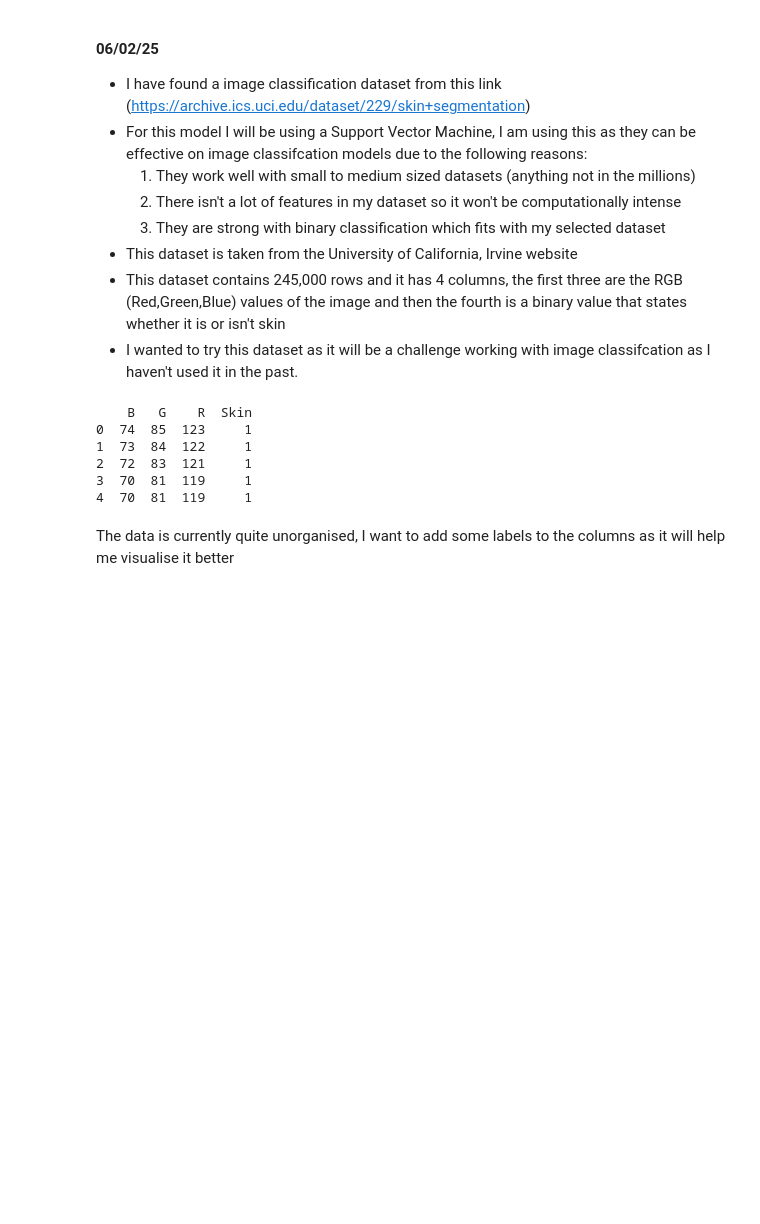
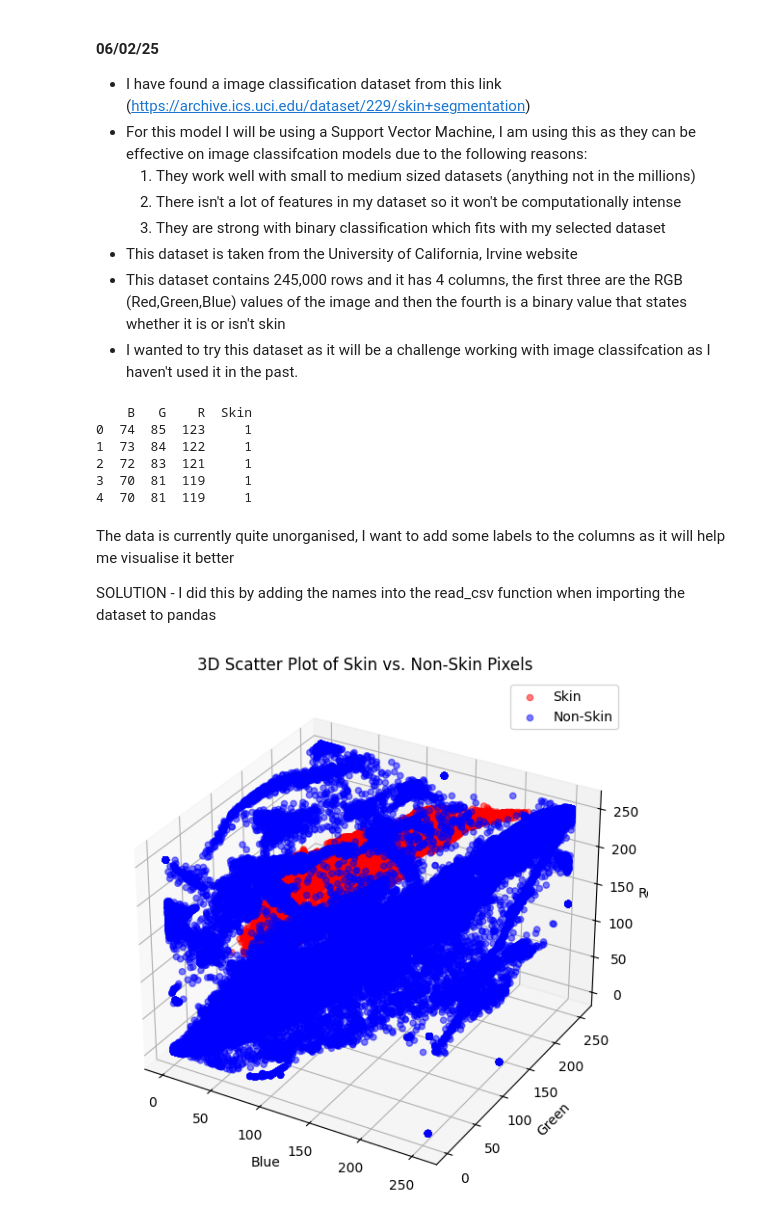
Before and after one commit to DoyleAaron/Data-Science-Year-4, a Jupyter notebook: skin-segmentation/Skin-Detection.ipynb, the cells around one changed output. Cells and saved outputs as stored; diff of their text form; code cells hidden in the pictures; blank space fills up the shorter version.

Commit message:
Fixed comments & Data Visualisation
I fixed up the comments that I wrote and I now have my data displaying on a 3d plot so I can visually see the cluster that we are looking at

```diff
--- a/skin-segmentation/Skin-Detection.ipynb
+++ b/skin-segmentation/Skin-Detection.ipynb
@@ -29,3 +31,30 @@ print(ds.head())
 4  70  81  119     1
 # %% [markdown]
 The data is currently quite unorganised, I want to add some labels to the columns as it will help me visualise it better
+
+SOLUTION - I did this by adding the names into the read_csv function when importing the dataset to pandas
+# %%
+skin = ds[ds["Skin"] == 1]
+non_skin = ds[ds["Skin"] == 2]
+
+# Create a 3D Scatter Plot
+fig = plt.figure(figsize=(10, 7))
+ax = fig.add_subplot(111, projection='3d')
+
+# Plot skin and non-skin points
+ax.scatter(skin["B"], skin["G"], skin["R"], c='red', label="Skin", alpha=0.5)
+ax.scatter(non_skin["B"], non_skin["G"], non_skin["R"], c='blue', label="Non-Skin", alpha=0.5)
+
+# Labels and Title
+ax.set_xlabel("Blue")
+ax.set_ylabel("Green")
+ax.set_zlabel("Red")
+ax.set_title("3D Scatter Plot of Skin vs. Non-Skin Pixels")
+ax.legend()
+
+# Show the plot
+plt.show()
+
+#  ChatGPT partially helped me with this code, I had to use a 3d scatter plot to show the data in 3 dimensions as I wanted to show all of the rgb values on the same plot. - AD
+# %% [output]
+[figure, added]
```
Also changed, not shown: parts of 4 cells of this notebook, 1 other file.
